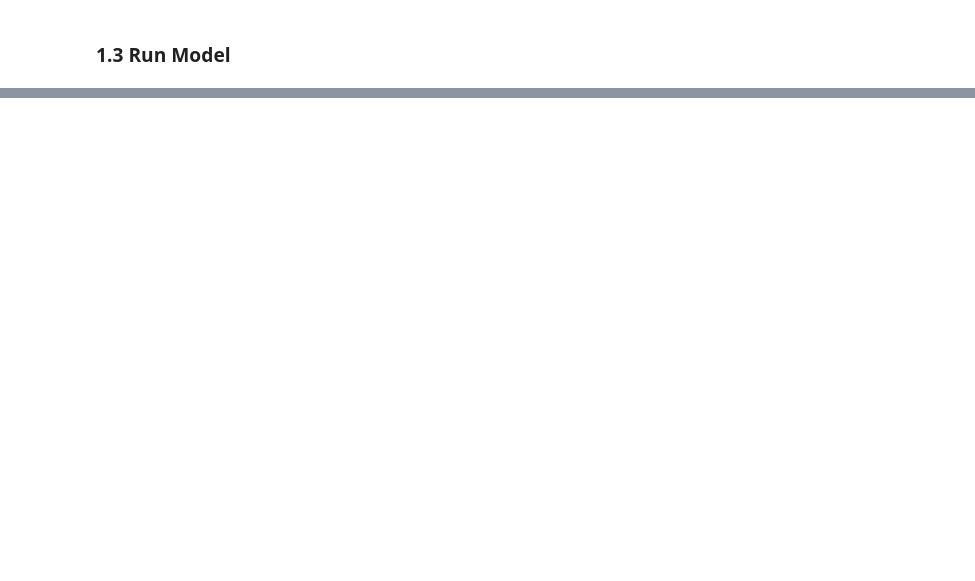
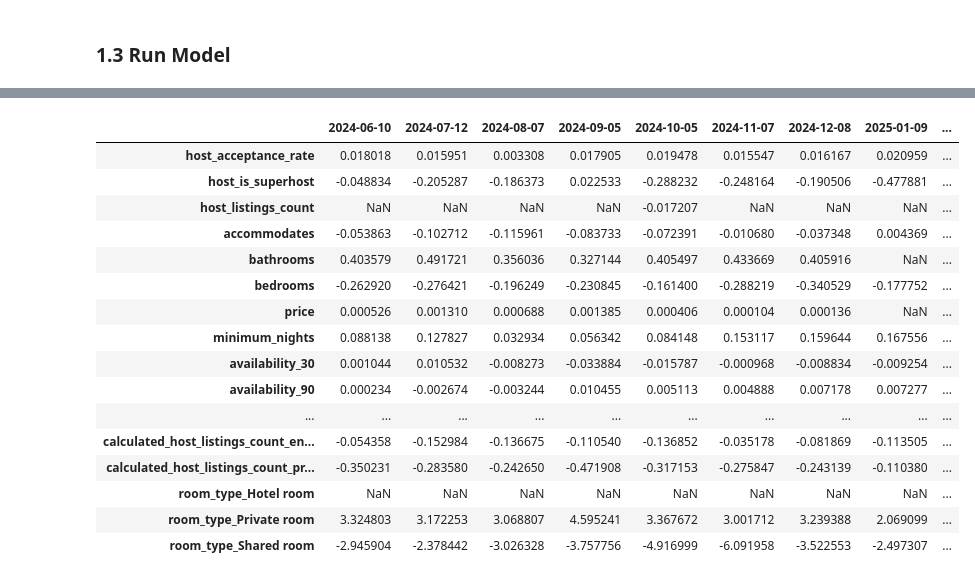
Before and after one commit to JuanesLamilla/yvr-airbnb-license-model, a Jupyter notebook: toronto_analysis.ipynb, the cells around one changed output, grey strips where cells are left out. Cells and saved outputs as stored; diff of their text form; code cells hidden in the pictures; blank space fills up the shorter version.

```diff
--- a/toronto_analysis.ipynb
+++ b/toronto_analysis.ipynb
@@ -188,0 +443,63 @@ city_model.logit_model.create_roc_curve()
+# %%
+# Each column name is in the format "month_day_year". The month is by full name, the day is a number, and the year is a four-digit number. Reorder the columns to be in chronological order
+coefficients_df_copy = coefficients_df.copy()
+# Start by removing underscores
+coefficients_df_copy.columns = [re.sub(r'_', ' ', col) for col in coefficients_df_copy.columns]
+
+# Now convert the month names to numbers
+month_mapping = {
+    'january': '01',
+    'february': '02',
+    'march': '03',
+    'april': '04',
+    'may': '05',
+    'june': '06',
+    'july': '07',
+    'august': '08',
+    'september': '09',
+    'october': '10',
+    'november': '11',
+    'december': '12'
+}
+def convert_month_name_to_number(month_name):
+    month_name = month_name.lower()
+    return month_mapping.get(month_name, month_name)
+coefficients_df_copy.columns = [
+    re.sub(r'(\w+)\s(\d{1,2})\s(\d{4})', lambda m: f"{convert_month_name_to_number(m.group(1))} {m.group(2)} {m.group(3)}", col)
+    for col in coefficients_df_copy.columns
+]
+
+# Now convert to year-month-day format
+coefficients_df_copy.columns = [
+    re.sub(r'(\d{2})\s(\d{1,2})\s(\d{4})', lambda m: f"{m.group(3)}-{int(m.group(1)):02d}-{int(m.group(2)):02d}", col)
+    for col in coefficients_df_copy.columns
+]
+
+# Change day to two digits
+coefficients_df_copy.columns = [
+    re.sub(r'(\d{1,2})-(\d{1,2})-(\d{4})', lambda m: f"{int(m.group(1)):02d}-{int(m.group(2)):02d}-{m.group(3)}", col)
+    for col in coefficients_df_copy.columns
+]
+
+# Now sort the columns
+coefficients_df_copy = coefficients_df_copy.reindex(sorted(coefficients_df_copy.columns), axis=1)
+# %%
+coefficients_df_copy
+# %% [output]
+|  | 2024-06-10 | 2024-07-12 | 2024-08-07 | 2024-09-05 | 2024-10-05 | 2024-11-07 | 2024-12-08 | 2025-01-09 | ... |
+| host_acceptance_rate | 0.018018 | 0.015951 | 0.003308 | 0.017905 | 0.019478 | 0.015547 | 0.016167 | 0.020959 | ... |
+| host_is_superhost | -0.048834 | -0.205287 | -0.186373 | 0.022533 | -0.288232 | -0.248164 | -0.190506 | -0.477881 | ... |
+| host_listings_count | NaN | NaN | NaN | NaN | -0.017207 | NaN | NaN | NaN | ... |
+| accommodates | -0.053863 | -0.102712 | -0.115961 | -0.083733 | -0.072391 | -0.010680 | -0.037348 | 0.004369 | ... |
+| bathrooms | 0.403579 | 0.491721 | 0.356036 | 0.327144 | 0.405497 | 0.433669 | 0.405916 | NaN | ... |
+| bedrooms | -0.262920 | -0.276421 | -0.196249 | -0.230845 | -0.161400 | -0.288219 | -0.340529 | -0.177752 | ... |
+| price | 0.000526 | 0.001310 | 0.000688 | 0.001385 | 0.000406 | 0.000104 | 0.000136 | NaN | ... |
+| minimum_nights | 0.088138 | 0.127827 | 0.032934 | 0.056342 | 0.084148 | 0.153117 | 0.159644 | 0.167556 | ... |
+| availability_30 | 0.001044 | 0.010532 | -0.008273 | -0.033884 | -0.015787 | -0.000968 | -0.008834 | -0.009254 | ... |
+| availability_90 | 0.000234 | -0.002674 | -0.003244 | 0.010455 | 0.005113 | 0.004888 | 0.007178 | 0.007277 | ... |
+| ... | ... | ... | ... | ... | ... | ... | ... | ... | ... |
+| calculated_host_listings_count_en... | -0.054358 | -0.152984 | -0.136675 | -0.110540 | -0.136852 | -0.035178 | -0.081869 | -0.113505 | ... |
+| calculated_host_listings_count_pr... | -0.350231 | -0.283580 | -0.242650 | -0.471908 | -0.317153 | -0.275847 | -0.243139 | -0.110380 | ... |
+| room_type_Hotel room | NaN | NaN | NaN | NaN | NaN | NaN | NaN | NaN | ... |
+| room_type_Private room | 3.324803 | 3.172253 | 3.068807 | 4.595241 | 3.367672 | 3.001712 | 3.239388 | 2.069099 | ... |
+| room_type_Shared room | -2.945904 | -2.378442 | -3.026328 | -3.757756 | -4.916999 | -6.091958 | -3.522553 | -2.497307 | ... |
```
Also changed, not shown: parts of 39 cells of this notebook, 2 other files.
